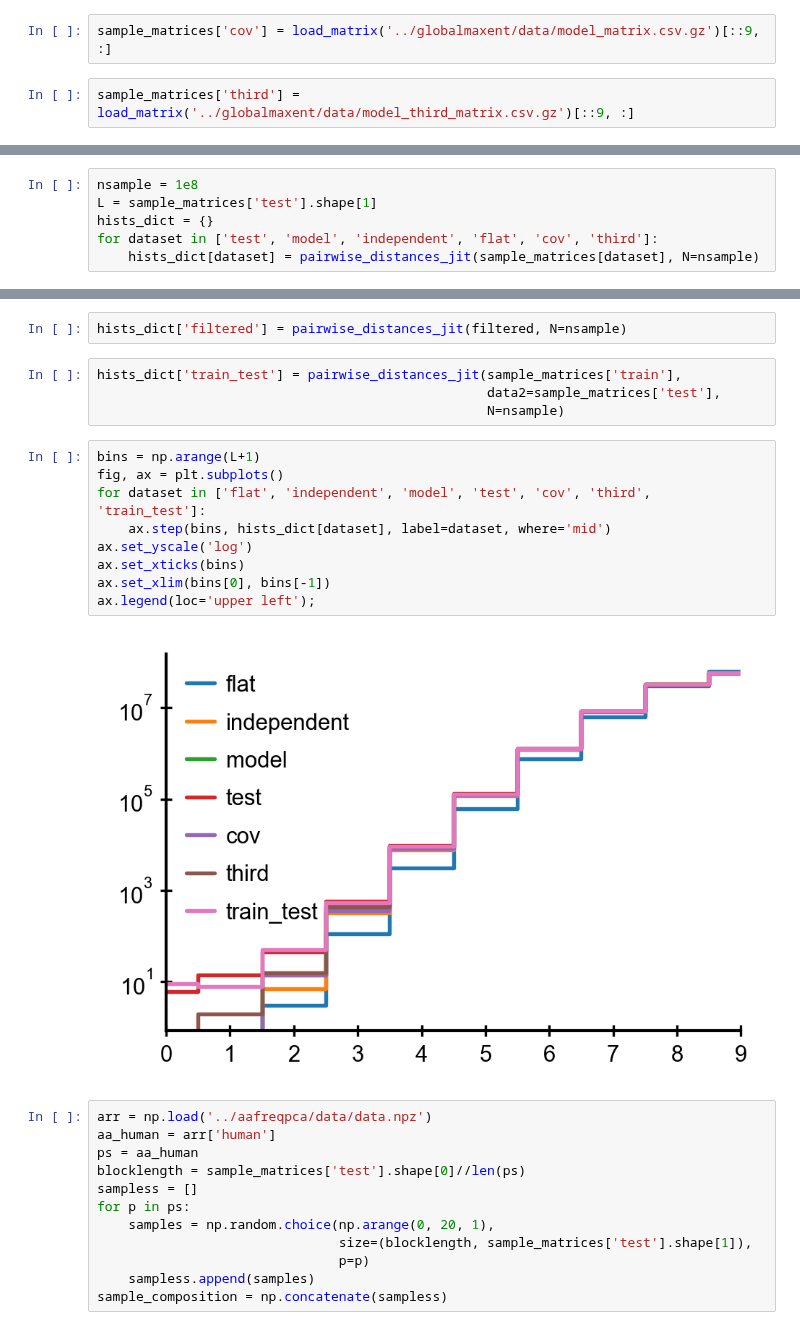
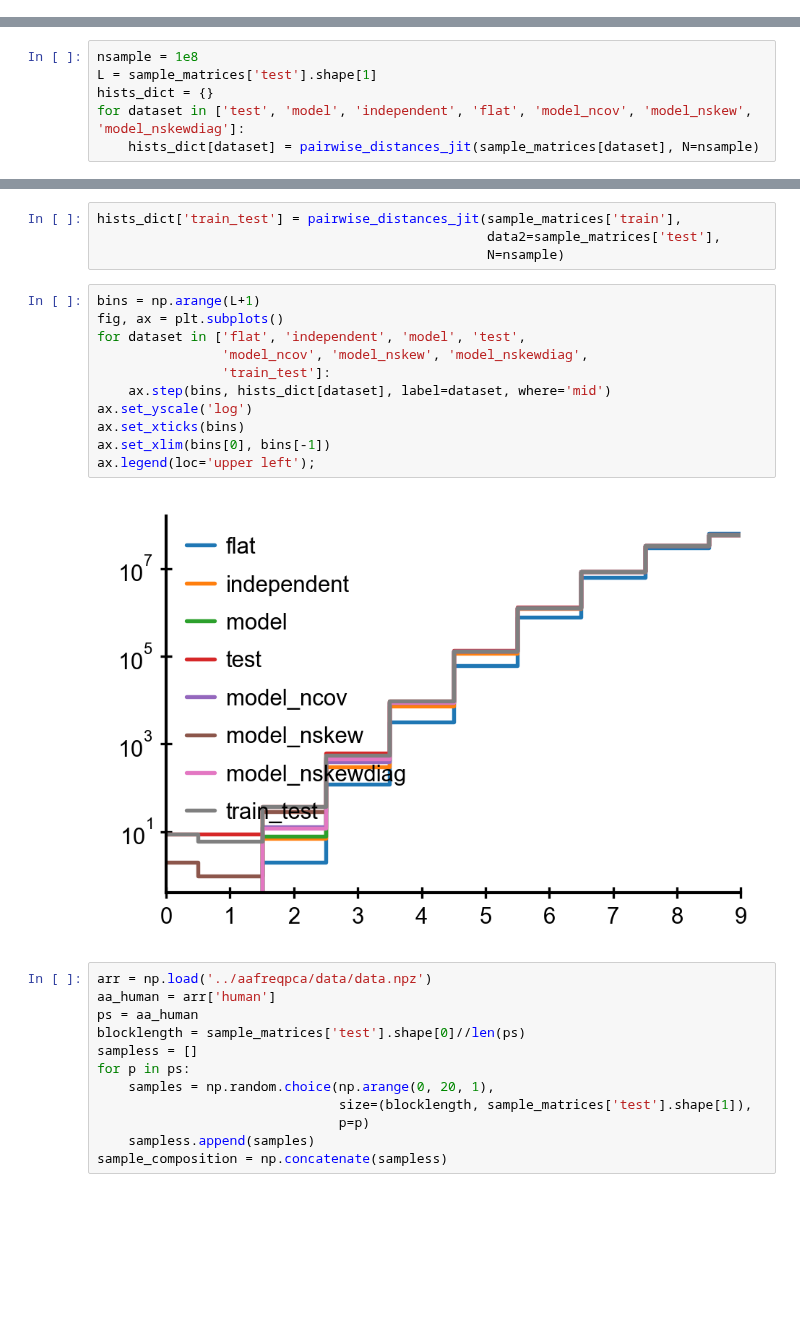
Before and after one commit to andim/peptidome, a Jupyter notebook: code/maxent/distribution_hamming_distances.ipynb, the cells around one changed output, grey strips where cells are left out. Drawn from its saved outputs; the diff is of its cells as text; blank space fills up the shorter version.

```diff
--- a/code/maxent/distribution_hamming_distances.ipynb
+++ b/code/maxent/distribution_hamming_distances.ipynb
@@ -16,10 +16,6 @@ datasets = ['train', 'test', 'model']
 sample_matrices = {}
 for dataset in datasets:
     sample_matrices[dataset] =  load_matrix('data/%s_matrix_L9.csv.gz' % dataset)[::9, :]
-# %%
-sample_matrices['cov'] = load_matrix('../globalmaxent/data/model_matrix.csv.gz')[::9, :]
-# %%
-sample_matrices['third'] = load_matrix('../globalmaxent/data/model_third_matrix.csv.gz')[::9, :]
 # %%
 observables = ['fi', 'fij', 'cij', 'fijk', 'cijk', 'fold_ijk']#, 'fijkl']
 observables_dict = {key: dict() for key in observables}
@@ -36,5 +32,5 @@ sample_matrices['flat'] = np.random.choice(np.arange(0, 20, 1), size=sample_matr
 nsample = 1e8
 L = sample_matrices['test'].shape[1]
 hists_dict = {}
-for dataset in ['test', 'model', 'independent', 'flat', 'cov', 'third']:
+for dataset in ['test', 'model', 'independent', 'flat', 'model_ncov', 'model_nskew', 'model_nskewdiag']:
     hists_dict[dataset] = pairwise_distances_jit(sample_matrices[dataset], N=nsample)
@@ -43,5 +37,3 @@ filtered = kmers_to_matrix(to_kmers(pd.read_csv('../pfam/data/human_downsampled.
-# %%
-hists_dict['filtered'] = pairwise_distances_jit(filtered, N=nsample)
 # %%
 hists_dict['train_test'] = pairwise_distances_jit(sample_matrices['train'],
                                                   data2=sample_matrices['test'],
@@ -49,14 +41,16 @@ hists_dict['train_test'] = pairwise_distances_jit(sample_matrices['train'],
 # %%
 bins = np.arange(L+1)
 fig, ax = plt.subplots()
-for dataset in ['flat', 'independent', 'model', 'test', 'cov', 'third', 'train_test']:
+for dataset in ['flat', 'independent', 'model', 'test',
+                'model_ncov', 'model_nskew', 'model_nskewdiag',
+                'train_test']:
     ax.step(bins, hists_dict[dataset], label=dataset, where='mid')
 ax.set_yscale('log')
 ax.set_xticks(bins)
 ax.set_xlim(bins[0], bins[-1])
 ax.legend(loc='upper left');
 # %% [output]
-[figure, old version]
+[figure, new version]
 # %%
 arr = np.load('../aafreqpca/data/data.npz')
 aa_human = arr['human']
```
Also changed, not shown: parts of 6 cells of this notebook, 5 other files.
